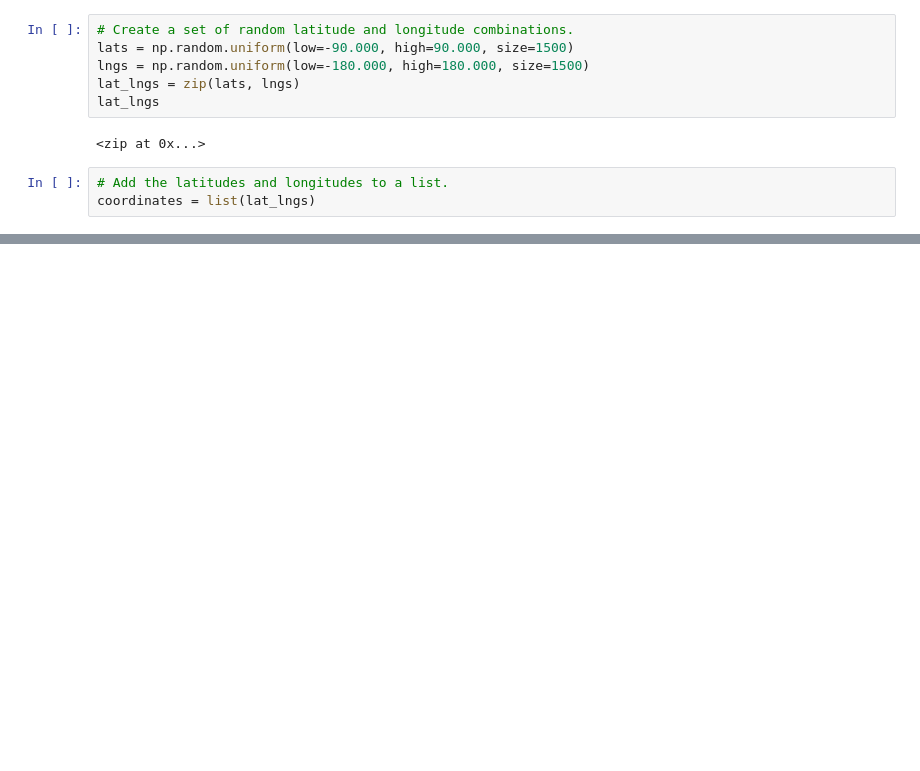
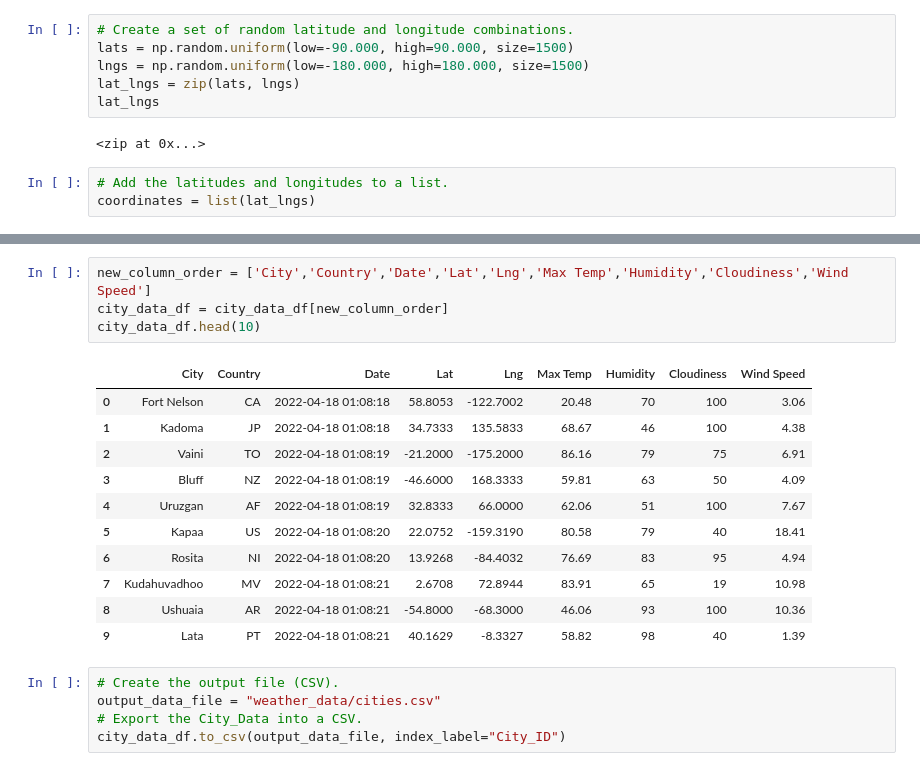
Before and after one commit to NickBaldassarre/World_Weather_Analysis, a Jupyter notebook: WeatherPy.ipynb, the cells around one changed output, grey strips where cells are left out. Cells and saved outputs as stored; diff of their text form; blank space fills up the shorter version.

```diff
--- a/WeatherPy.ipynb
+++ b/WeatherPy.ipynb
@@ -31,0 +139,21 @@ len(cities)
+# %%
+new_column_order = ['City','Country','Date','Lat','Lng','Max Temp','Humidity','Cloudiness','Wind Speed']
+city_data_df = city_data_df[new_column_order]
+city_data_df.head(10)
+# %% [output]
+|  | City | Country | Date | Lat | Lng | Max Temp | Humidity | Cloudiness | Wind Speed |
+| 0 | Fort Nelson | CA | 2022-04-18 01:08:18 | 58.8053 | -122.7002 | 20.48 | 70 | 100 | 3.06 |
+| 1 | Kadoma | JP | 2022-04-18 01:08:18 | 34.7333 | 135.5833 | 68.67 | 46 | 100 | 4.38 |
+| 2 | Vaini | TO | 2022-04-18 01:08:19 | -21.2000 | -175.2000 | 86.16 | 79 | 75 | 6.91 |
+| 3 | Bluff | NZ | 2022-04-18 01:08:19 | -46.6000 | 168.3333 | 59.81 | 63 | 50 | 4.09 |
+| 4 | Uruzgan | AF | 2022-04-18 01:08:19 | 32.8333 | 66.0000 | 62.06 | 51 | 100 | 7.67 |
+| 5 | Kapaa | US | 2022-04-18 01:08:20 | 22.0752 | -159.3190 | 80.58 | 79 | 40 | 18.41 |
+| 6 | Rosita | NI | 2022-04-18 01:08:20 | 13.9268 | -84.4032 | 76.69 | 83 | 95 | 4.94 |
+| 7 | Kudahuvadhoo | MV | 2022-04-18 01:08:21 | 2.6708 | 72.8944 | 83.91 | 65 | 19 | 10.98 |
+| 8 | Ushuaia | AR | 2022-04-18 01:08:21 | -54.8000 | -68.3000 | 46.06 | 93 | 100 | 10.36 |
+| 9 | Lata | PT | 2022-04-18 01:08:21 | 40.1629 | -8.3327 | 58.82 | 98 | 40 | 1.39 |
+# %%
+# Create the output file (CSV).
+output_data_file = "weather_data/cities.csv"
+# Export the City_Data into a CSV.
+city_data_df.to_csv(output_data_file, index_label="City_ID")
```
Also changed, not shown: parts of 4 cells of this notebook, 1 other file.
